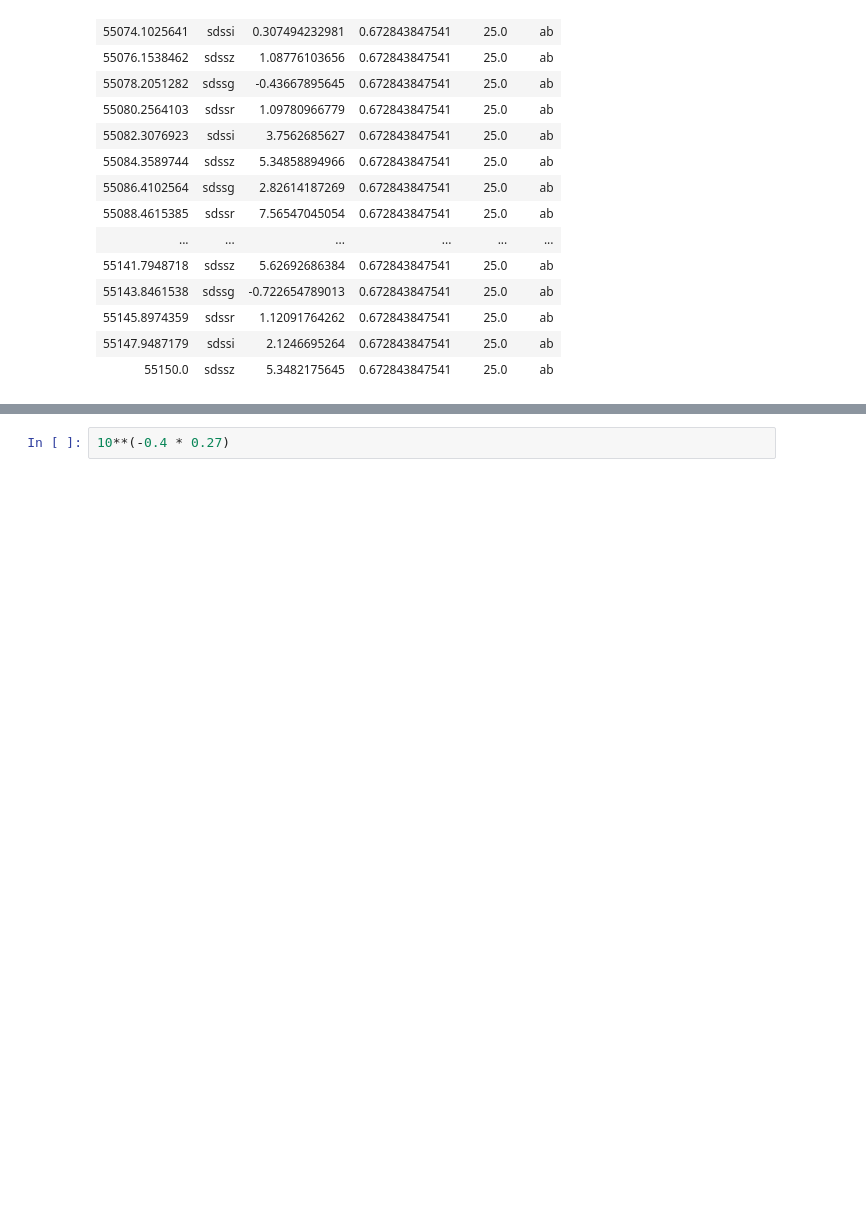
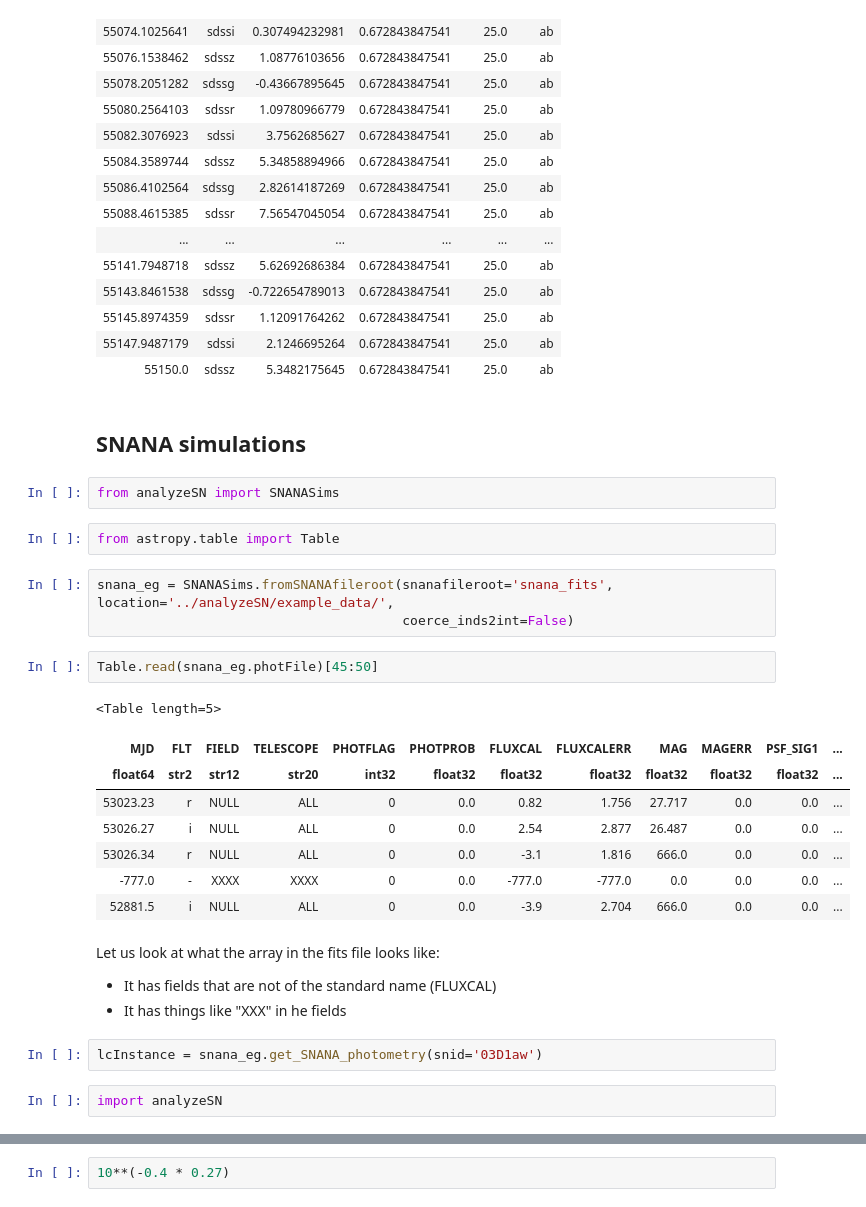
Before and after one commit to rbiswas4/AnalyzeSN, a Jupyter notebook: examples/LightCurve.ipynb, the cells around one changed output, grey strips where cells are left out. Drawn from its saved outputs; the diff is of its cells as text; blank space fills up the shorter version.

```diff
--- a/examples/LightCurve.ipynb
+++ b/examples/LightCurve.ipynb
@@ -119,3 +109,31 @@ SNCosmoLC
 | 55145.8974359 | sdssr | 1.12091764262 | 0.672843847541 | 25.0 | ab |
 | 55147.9487179 | sdssi | 2.1246695264 | 0.672843847541 | 25.0 | ab |
 | 55150.0 | sdssz | 5.3482175645 | 0.672843847541 | 25.0 | ab |
+# %% [markdown]
+## SNANA simulations
+# %%
+from analyzeSN import SNANASims
+# %%
+from astropy.table import Table
+# %%
+snana_eg = SNANASims.fromSNANAfileroot(snanafileroot='snana_fits', location='../analyzeSN/example_data/',
+                                       coerce_inds2int=False)
+# %%
+Table.read(snana_eg.photFile)[45:50]
+# %% [output]
+<Table length=5>
+| MJD | FLT | FIELD | TELESCOPE | PHOTFLAG | PHOTPROB | FLUXCAL | FLUXCALERR | MAG | MAGERR | PSF_SIG1 | ... |
+| float64 | str2 | str12 | str20 | int32 | float32 | float32 | float32 | float32 | float32 | float32 | ... |
+| 53023.23 | r | NULL | ALL | 0 | 0.0 | 0.82 | 1.756 | 27.717 | 0.0 | 0.0 | ... |
+| 53026.27 | i | NULL | ALL | 0 | 0.0 | 2.54 | 2.877 | 26.487 | 0.0 | 0.0 | ... |
+| 53026.34 | r | NULL | ALL | 0 | 0.0 | -3.1 | 1.816 | 666.0 | 0.0 | 0.0 | ... |
+| -777.0 | - | XXXX | XXXX | 0 | 0.0 | -777.0 | -777.0 | 0.0 | 0.0 | 0.0 | ... |
+| 52881.5 | i | NULL | ALL | 0 | 0.0 | -3.9 | 2.704 | 666.0 | 0.0 | 0.0 | ... |
+# %% [markdown]
+Let us look at what the array in the fits file looks like:
+- It has fields that are not of the standard name (FLUXCAL)
+- It has things like "XXX" in he fields
+# %%
+lcInstance = snana_eg.get_SNANA_photometry(snid='03D1aw')
+# %%
+import analyzeSN
```
Also changed, not shown: parts of 6 cells of this notebook.
